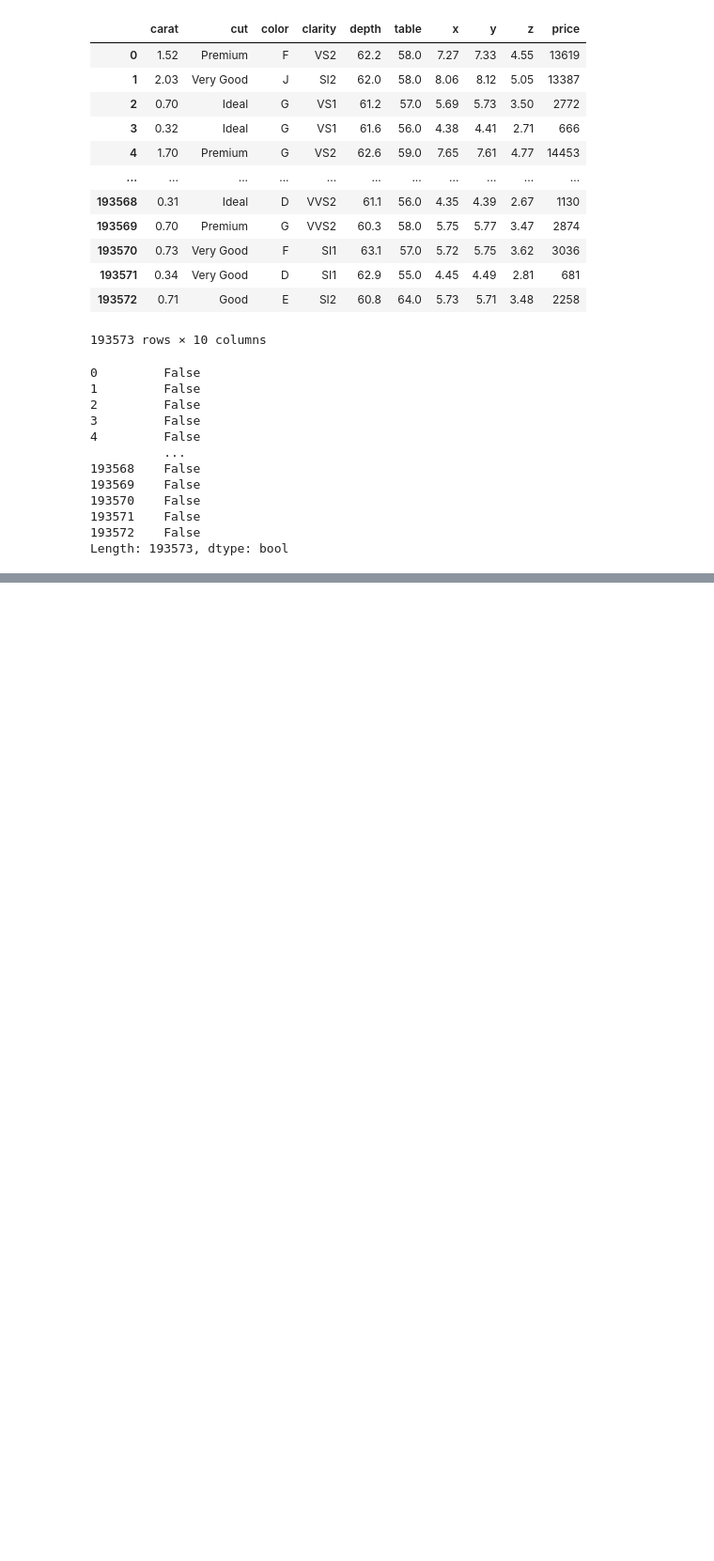
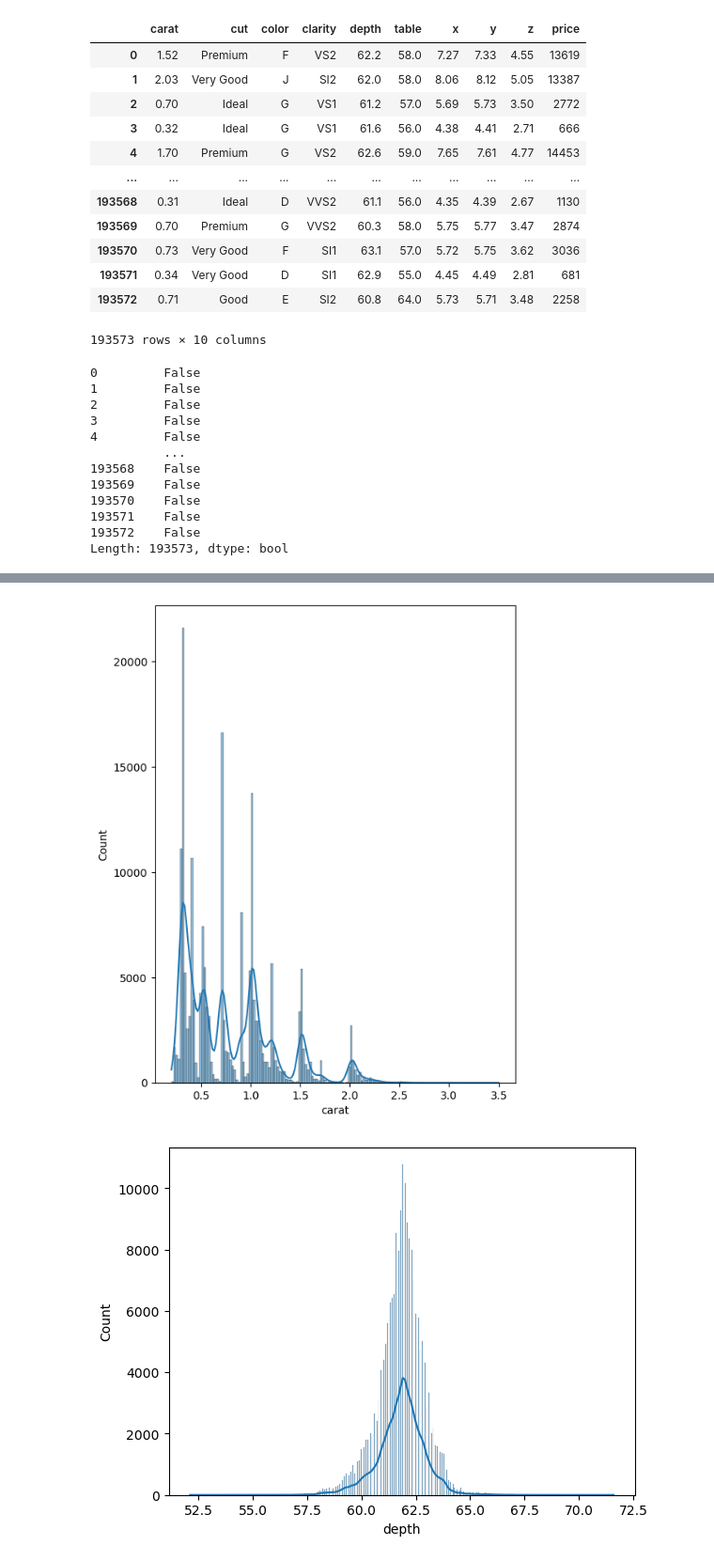
Before and after one commit to Roya-Mammadova/ml_practice, a Jupyter notebook: notebook/EDA.ipynb, the cells around one changed output, grey strips where cells are left out. Shown at 94% size. Saved outputs shown, nothing was run; the diff lists cells and outputs as text; code cells hidden in the pictures; blank space fills up the shorter version.

```diff
--- a/notebook/EDA.ipynb
+++ b/notebook/EDA.ipynb
@@ -135,0 +174,3 @@ np.int64(0)
+# %%
+numeric_column=data.columns[data.dtypes!='object']
+categorical_column=data.columns[data.dtypes=='object']
@@ -135,0 +240,3 @@ np.int64(0)
+# %%
+for i in numeric_column:
+    print(i)
@@ -135,0 +251,11 @@ np.int64(0)
+# %%
+import seaborn as sns
+import matplotlib.pyplot as plt
+plt.figure(figsize=(6,8))
+x=0
+for i in numeric_column:
+    sns.histplot(data=data,x=i,kde=True)
+    plt.show()
+# %% [output]
+[figure, added]
+[figure, added]
```
Also changed, not shown: parts of 32 cells of this notebook, 1 other file.
